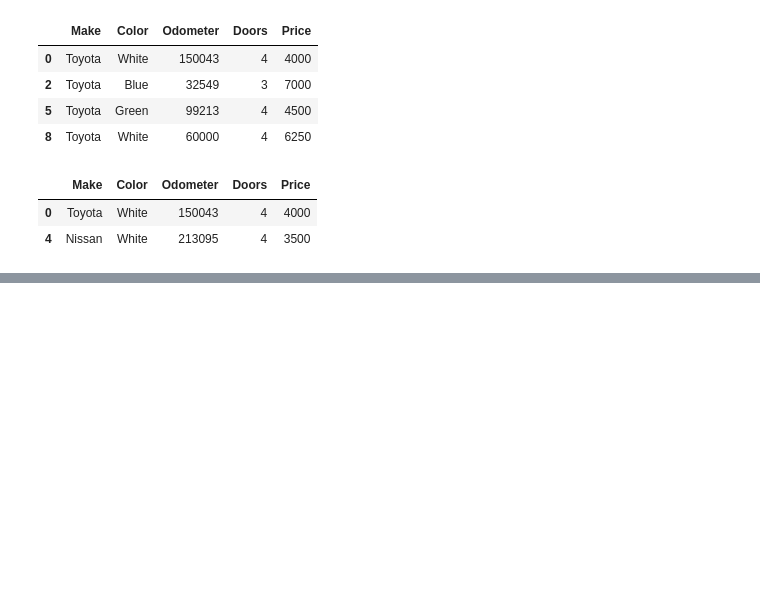
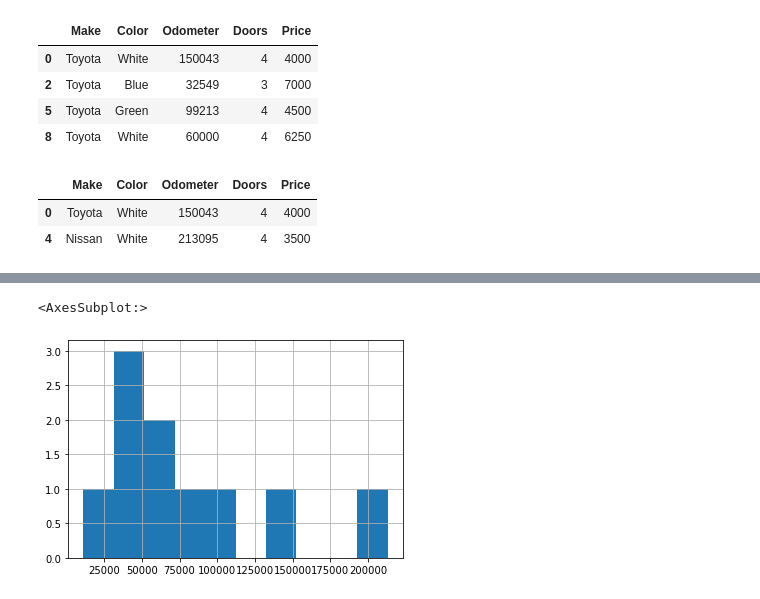
Before and after one commit to jjuniorc/tensorflow, a Jupyter notebook: pandas-notebook/Introduction to Pandas.ipynb, the cells around one changed output, grey strips where cells are left out. Drawn from its saved outputs; the diff is of its cells as text; code cells hidden in the pictures; blank space fills up the shorter version.

```diff
--- a/pandas-notebook/Introduction to Pandas.ipynb
+++ b/pandas-notebook/Introduction to Pandas.ipynb
@@ -305,0 +339,7 @@ car_sales[car_sales["Odometer"] > 100000]
+# %%
+# Chart plot of distribution of spread of a data with histogram
+
+car_sales["Odometer"].hist()
+# %% [output]
+<AxesSubplot:>
+[figure, added]
```
Also changed, not shown: parts of 15 cells of this notebook, 2 other files.
